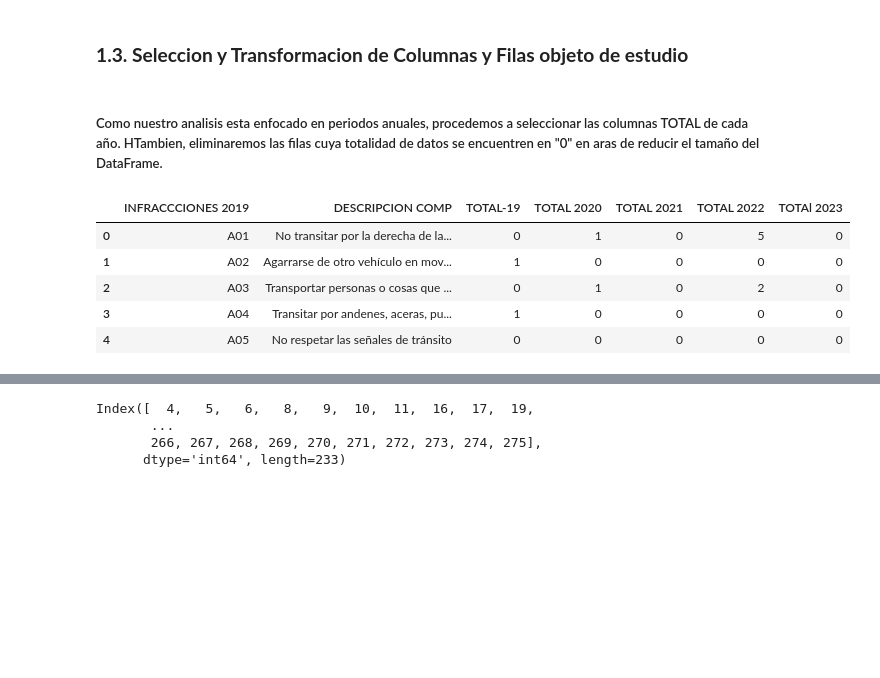
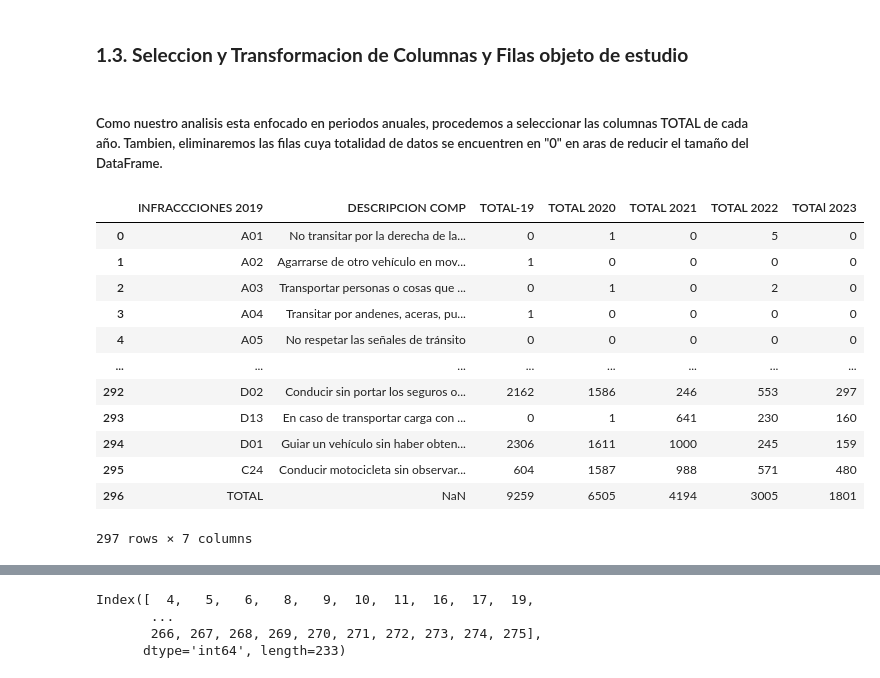
Before and after one commit to rjpaternina/comparendos_transito_Bolivar, a Jupyter notebook: notebooks/comparendos_transito_bolivar_anual.ipynb, the cells around one changed output, grey strips where cells are left out. Saved outputs shown, nothing was run; the diff lists cells and outputs as text; code cells hidden in the pictures; blank space fills up the shorter version.

```diff
--- a/notebooks/comparendos_transito_bolivar_anual.ipynb
+++ b/notebooks/comparendos_transito_bolivar_anual.ipynb
@@ -120,18 +120,25 @@ memory usage: 155.6+ KB
 # %% [markdown]
 ### <font color="redblue">**1.3. Seleccion y Transformacion de Columnas y Filas objeto de estudio**</font>
 # %% [markdown]
-##### Como nuestro analisis esta enfocado en periodos anuales, procedemos a seleccionar las columnas TOTAL de cada año. HTambien, eliminaremos las filas cuya totalidad de datos se encuentren en "0" en aras de reducir el tamaño del DataFrame.
+##### Como nuestro analisis esta enfocado en periodos anuales, procedemos a seleccionar las columnas TOTAL de cada año. Tambien, eliminaremos las filas cuya totalidad de datos se encuentren en "0" en aras de reducir el tamaño del DataFrame.
 # %%
 #Seleccionamos las columnas a las que realizaremos analisis
 comparendos_año = comparendos[["INFRACCCIONES 2019", "DESCRIPCION COMP", "TOTAL-19","TOTAL 2020","TOTAL 2021","TOTAL 2022","TOTAl 2023"]]
-comparendos_año.head()
+comparendos_año
 # %% [output]
 |  | INFRACCCIONES 2019 | DESCRIPCION COMP | TOTAL-19 | TOTAL 2020 | TOTAL 2021 | TOTAL 2022 | TOTAl 2023 |
 | 0 | A01 | No transitar por la derecha de la... | 0 | 1 | 0 | 5 | 0 |
 | 1 | A02 | Agarrarse de otro vehículo en mov... | 1 | 0 | 0 | 0 | 0 |
 | 2 | A03 | Transportar personas o cosas que ... | 0 | 1 | 0 | 2 | 0 |
 | 3 | A04 | Transitar por andenes, aceras, pu... | 1 | 0 | 0 | 0 | 0 |
 | 4 | A05 | No respetar las señales de tránsito | 0 | 0 | 0 | 0 | 0 |
+| ... | ... | ... | ... | ... | ... | ... | ... |
+| 292 | D02 | Conducir sin portar los seguros o... | 2162 | 1586 | 246 | 553 | 297 |
+| 293 | D13 | En caso de transportar carga con ... | 0 | 1 | 641 | 230 | 160 |
+| 294 | D01 | Guiar un vehículo sin haber obten... | 2306 | 1611 | 1000 | 245 | 159 |
+| 295 | C24 | Conducir motocicleta sin observar... | 604 | 1587 | 988 | 571 | 480 |
+| 296 | TOTAL | NaN | 9259 | 6505 | 4194 | 3005 | 1801 |
+297 rows × 7 columns
 # %%
 #Editamos el nombre de las columnas
 comparendos_año.columns = ["CODIGO", "COMPARENDO", "AÑO_2019","AÑO_2020","AÑO_2021","AÑO_2022","AÑO_2023"]
```
Also changed, not shown: parts of 25 cells of this notebook, 4 other files.
